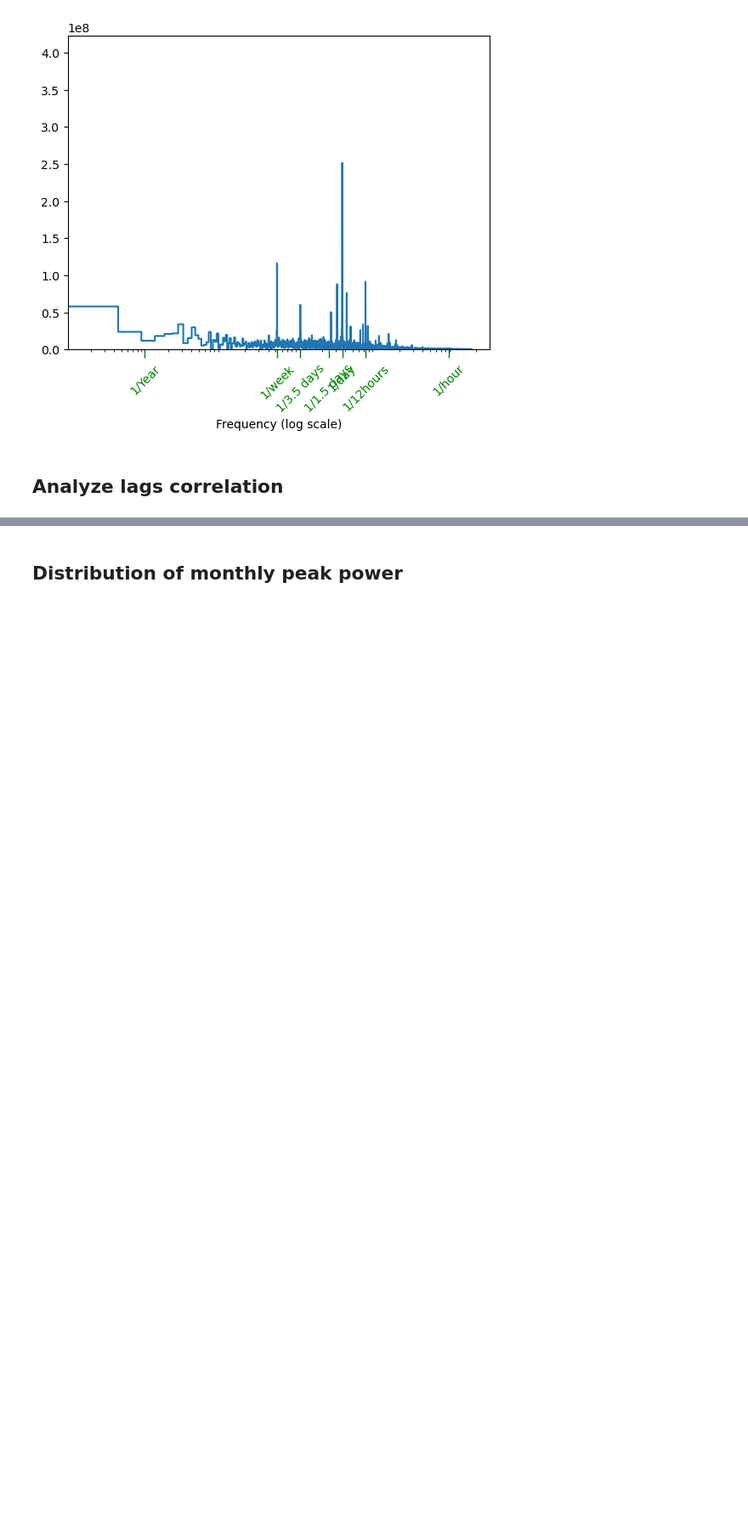
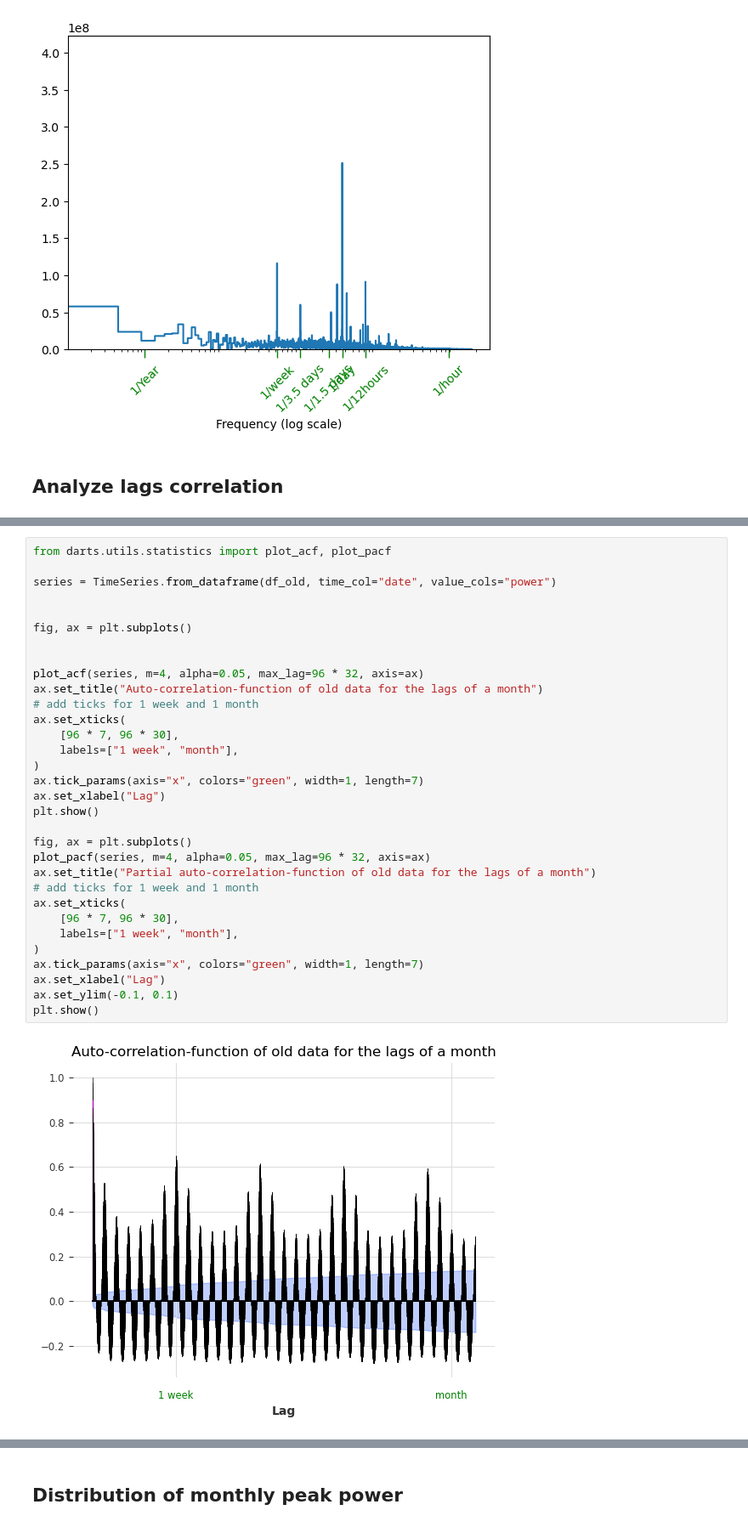
Before and after one commit to samuelBobick/StationLevelPowerForecasting, a Jupyter notebook: data/src/slrp_ev_data/Tests.ipynb, the cells around one changed output, grey strips where cells are left out. Shown at 85% size. Saved outputs shown, nothing was run; the diff lists cells and outputs as text; blank space fills up the shorter version.

```diff
--- a/data/src/slrp_ev_data/Tests.ipynb
+++ b/data/src/slrp_ev_data/Tests.ipynb
@@ -256,0 +305,34 @@ plot_acf(series, m=96, alpha=0.05, max_lag=96 * 40)
+# %%
+from darts.utils.statistics import plot_acf, plot_pacf
+
+series = TimeSeries.from_dataframe(df_old, time_col="date", value_cols="power")
+
+
+fig, ax = plt.subplots()
+
+
+plot_acf(series, m=4, alpha=0.05, max_lag=96 * 32, axis=ax)
+ax.set_title("Auto-correlation-function of old data for the lags of a month")
+# add ticks for 1 week and 1 month
+ax.set_xticks(
+    [96 * 7, 96 * 30],
+    labels=["1 week", "month"],
+)
+ax.tick_params(axis="x", colors="green", width=1, length=7)
+ax.set_xlabel("Lag")
+plt.show()
+
+fig, ax = plt.subplots()
+plot_pacf(series, m=4, alpha=0.05, max_lag=96 * 32, axis=ax)
+ax.set_title("Partial auto-correlation-function of old data for the lags of a month")
+# add ticks for 1 week and 1 month
+ax.set_xticks(
+    [96 * 7, 96 * 30],
+    labels=["1 week", "month"],
+)
+ax.tick_params(axis="x", colors="green", width=1, length=7)
+ax.set_xlabel("Lag")
+ax.set_ylim(-0.1, 0.1)
+plt.show()
+# %% [output]
+[figure, added]
```
Also changed, not shown: parts of 29 cells of this notebook, 1 other file.
